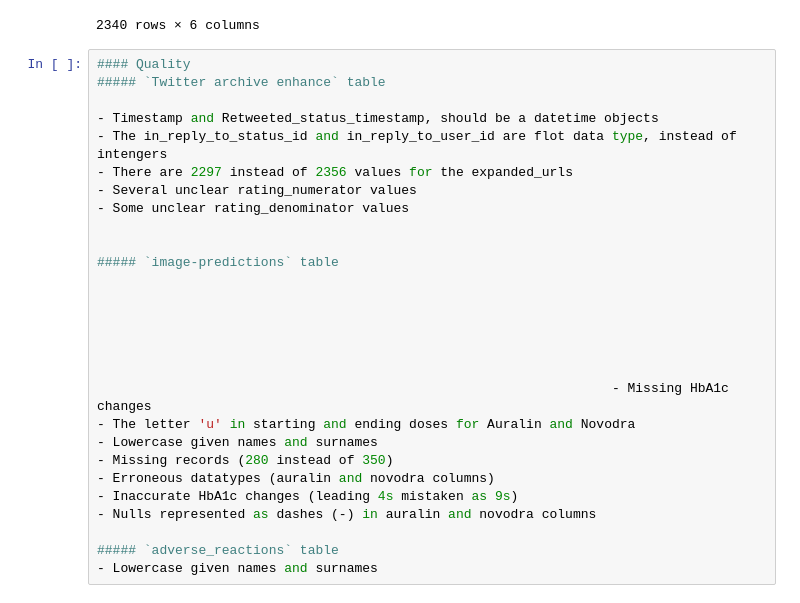
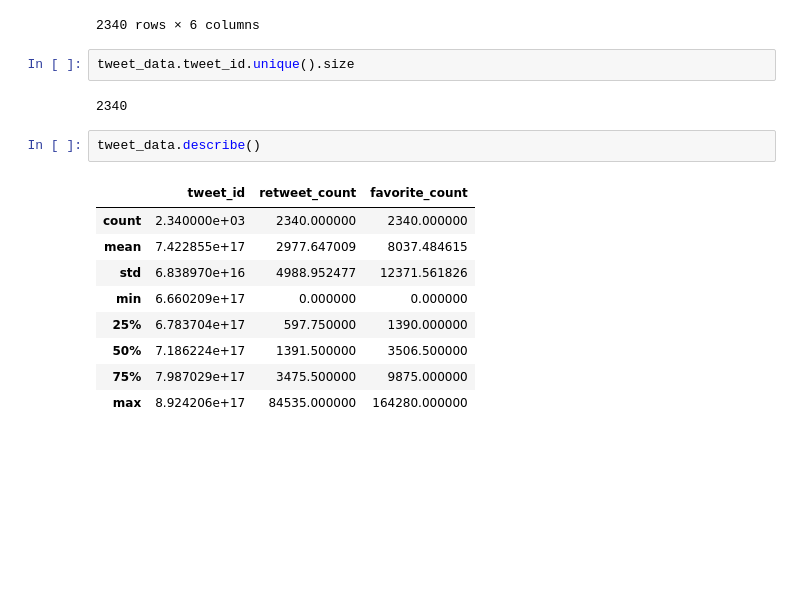
Before and after one commit to yagueits/Web-scrapping, a Jupyter notebook: wrangle_actYAGO.ipynb, the cells around one changed output. Cells and saved outputs as stored; diff of their text form; blank space fills up the shorter version.

```diff
--- a/wrangle_actYAGO.ipynb
+++ b/wrangle_actYAGO.ipynb
@@ -342,31 +381,19 @@ tweet_data
 | 2338 | 666029285002620928 | 47 | 129 | This is a western brown Mitsubish... | False | Sun Nov 15 23:05:30 +0000 2015 |
 | 2339 | 666020888022790149 | 511 | 2556 | Here we have a Japanese Irish Set... | False | Sun Nov 15 22:32:08 +0000 2015 |
 2340 rows × 6 columns
-# %%
-#### Quality
-##### `Twitter archive enhance` table
-
-- Timestamp and Retweeted_status_timestamp, should be a datetime objects
-- The in_reply_to_status_id and in_reply_to_user_id are flot data type, instead of intengers
-- There are 2297 instead of 2356 values for the expanded_urls
-- Several unclear rating_numerator values
-- Some unclear rating_denominator values
-
-
-##### `image-predictions` table
-
-
-
-
-
-
-                                                                  - Missing HbA1c changes
-- The letter 'u' in starting and ending doses for Auralin and Novodra
-- Lowercase given names and surnames
-- Missing records (280 instead of 350)
-- Erroneous datatypes (auralin and novodra columns)
-- Inaccurate HbA1c changes (leading 4s mistaken as 9s)
-- Nulls represented as dashes (-) in auralin and novodra columns
-
-##### `adverse_reactions` table
-- Lowercase given names and surnames
+# %%
+tweet_data.tweet_id.unique().size
+# %% [output]
+2340
+# %%
+tweet_data.describe()
+# %% [output]
+|  | tweet_id | retweet_count | favorite_count |
+| count | 2.340000e+03 | 2340.000000 | 2340.000000 |
+| mean | 7.422855e+17 | 2977.647009 | 8037.484615 |
+| std | 6.838970e+16 | 4988.952477 | 12371.561826 |
+| min | 6.660209e+17 | 0.000000 | 0.000000 |
+| 25% | 6.783704e+17 | 597.750000 | 1390.000000 |
+| 50% | 7.186224e+17 | 1391.500000 | 3506.500000 |
+| 75% | 7.987029e+17 | 3475.500000 | 9875.000000 |
+| max | 8.924206e+17 | 84535.000000 | 164280.000000 |
```
Also changed, not shown: parts of 14 cells of this notebook.
